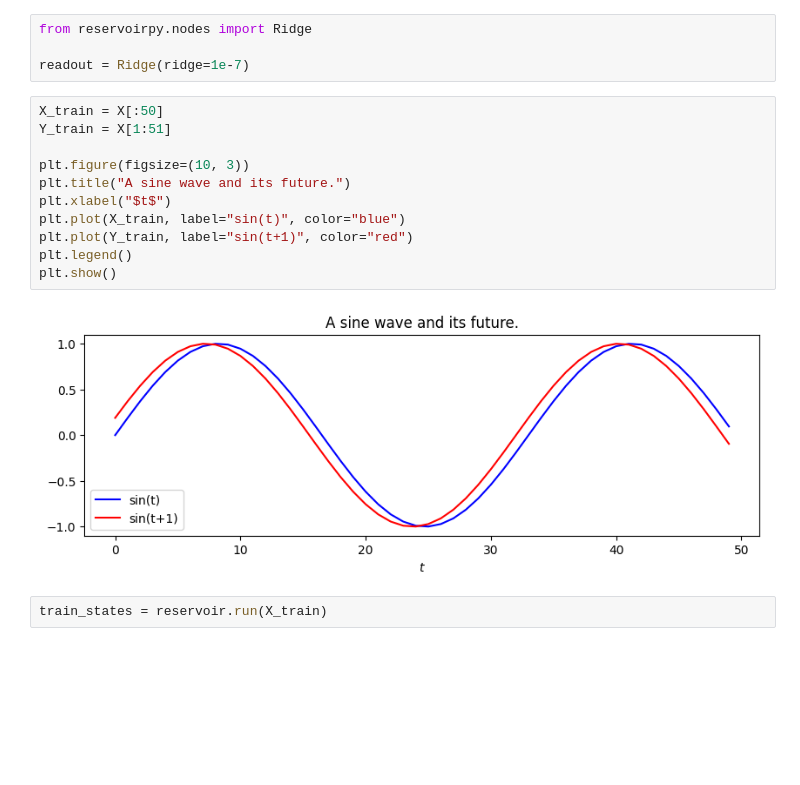
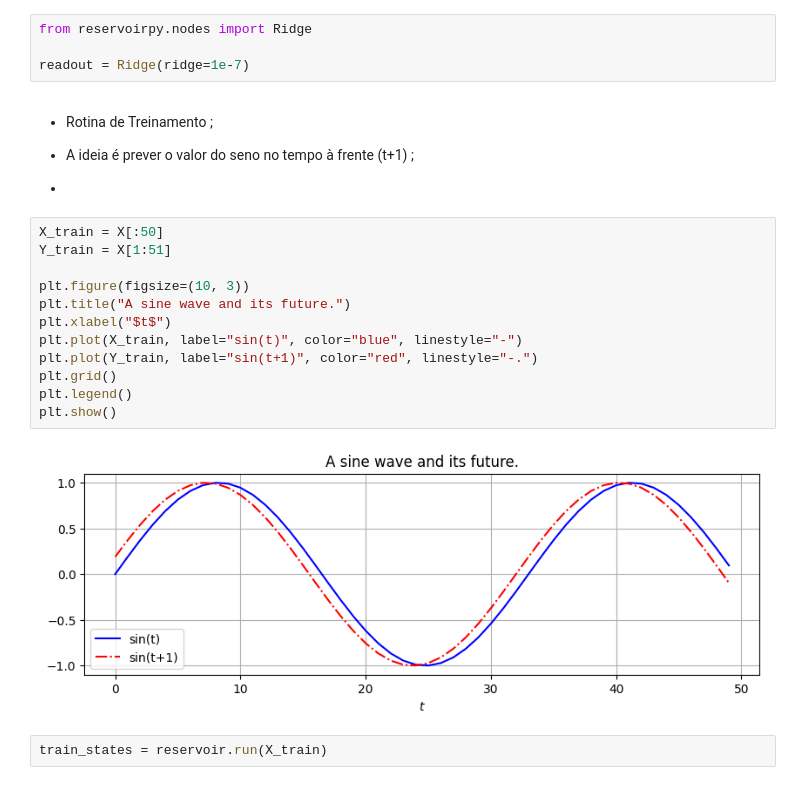
Before and after one commit to ChristianAllan/Echo-State-Network, a Jupyter notebook: ESN_ReservoirPy.ipynb, the cells around one changed output. Saved outputs shown, nothing was run; the diff lists cells and outputs as text; blank space fills up the shorter version.

```diff
--- a/ESN_ReservoirPy.ipynb
+++ b/ESN_ReservoirPy.ipynb
@@ -61,19 +122,26 @@ _ = reservoir.reset()
 from reservoirpy.nodes import Ridge
 
 readout = Ridge(ridge=1e-7)
+# %% [markdown]
+- Rotina de Treinamento ;
+
+- A ideia é prever o valor do seno no tempo à frente (t+1) ;
+
+-
 # %%
 X_train = X[:50]
 Y_train = X[1:51]
 
 plt.figure(figsize=(10, 3))
 plt.title("A sine wave and its future.")
 plt.xlabel("$t$")
-plt.plot(X_train, label="sin(t)", color="blue")
-plt.plot(Y_train, label="sin(t+1)", color="red")
+plt.plot(X_train, label="sin(t)", color="blue", linestyle="-")
+plt.plot(Y_train, label="sin(t+1)", color="red", linestyle="-.")
+plt.grid()
 plt.legend()
 plt.show()
 # %% [output]
-[figure, old version]
+[figure, new version]
 # %%
 train_states = reservoir.run(X_train)
 # %%
```
Also changed, not shown: parts of 21 cells of this notebook.
